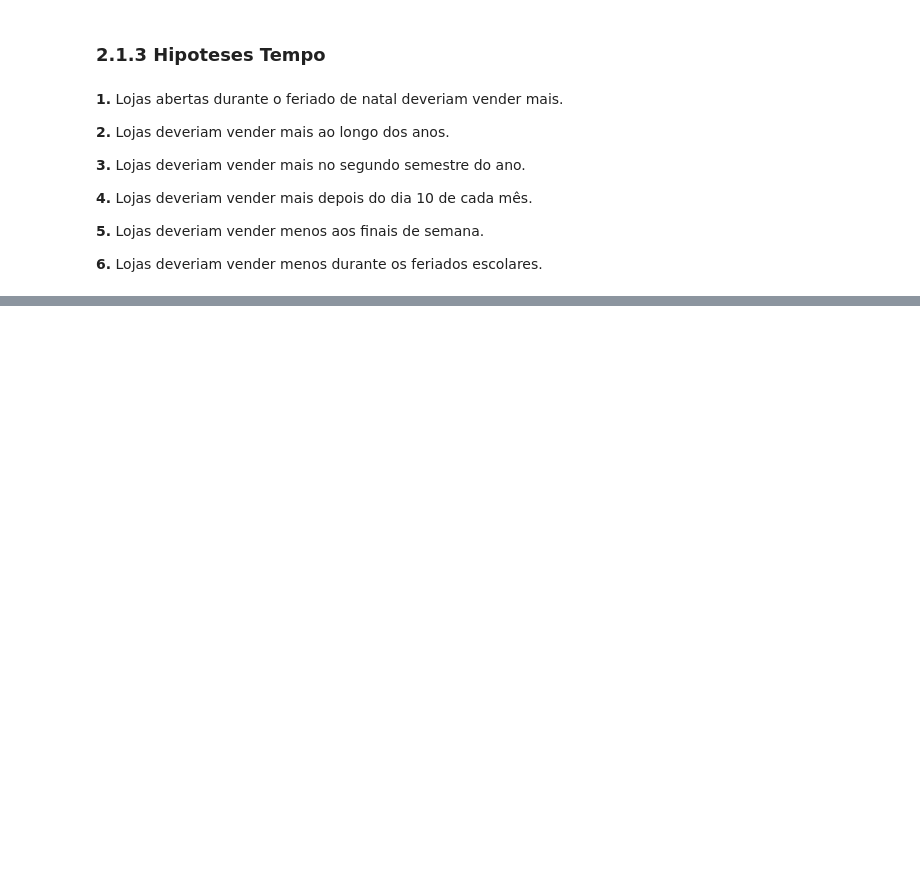
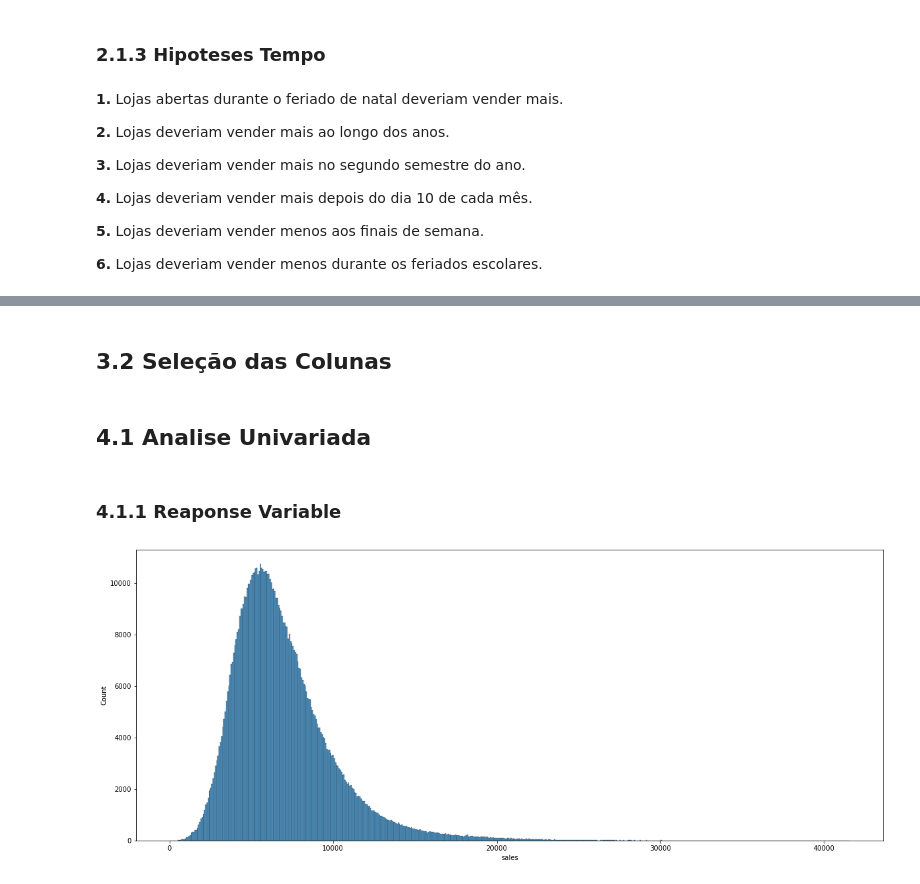
Before and after one commit to borgesds/DataScience_Em_Producao, a Jupyter notebook: m03_v01_store_sales_prediction.ipynb, the cells around one changed output, grey strips where cells are left out. Cells and saved outputs as stored; diff of their text form; code cells hidden in the pictures; blank space fills up the shorter version.

```diff
--- a/m03_v01_store_sales_prediction.ipynb
+++ b/m03_v01_store_sales_prediction.ipynb
@@ -387,0 +370,2 @@ Index(['store', 'day_of_week', 'date', 'sales', 'promo', 'state_holiday',
+# %% [markdown]
+## 3.2 Seleção das Colunas
@@ -387,0 +375,11 @@ Index(['store', 'day_of_week', 'date', 'sales', 'promo', 'state_holiday',
+# %%
+df4 = df3.copy()
+# %% [markdown]
+## 4.1 Analise Univariada
+# %% [markdown]
+### 4.1.1 Reaponse Variable
+# %%
+plt.figure(figsize=(20, 8))
+sns.histplot(df4['sales']);
+# %% [output]
+[figure, added]
```
Also changed, not shown: parts of 45 cells of this notebook.
